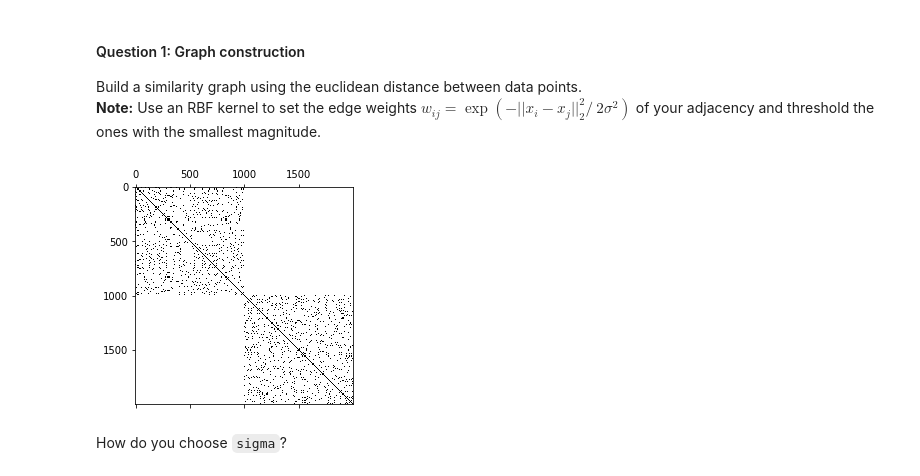
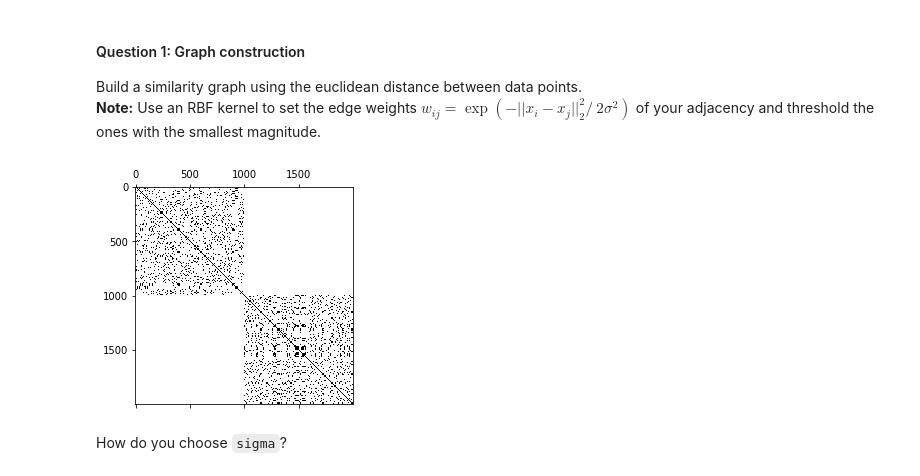
Before and after one commit to alex-mocanu/A-Network-Tour-of-DS-Homework, a Jupyter notebook: Assignment 2/2_learning_with_graphs.ipynb, the cells around one changed output. Saved outputs shown, nothing was run; the diff lists cells and outputs as text; code cells hidden in the pictures.

```diff
--- a/Assignment 2/2_learning_with_graphs.ipynb
+++ b/Assignment 2/2_learning_with_graphs.ipynb
@@ -69,19 +69,19 @@ def epsilon_similarity_graph(X: np.ndarray, sigma=1, epsilon=0):
         Return:
         adjacency (n x n ndarray): adjacency matrix of the graph.
     """
-    # Compute L2-norm squared
-    adjacency = squareform(pdist(X, 'euclidean'))
+    # Compute L2-norm
+    adjacency = squareform(pdist(X))
     # Compute RBF
-    adjacency = np.vectorize(lambda x: np.exp(-x / (2 * sigma**2)))(adjacency)
+    adjacency = np.vectorize(lambda x: np.exp(-x**2 / (2 * sigma**2)))(adjacency)
     # Filter matrix
     adjacency = np.vectorize(lambda x: x if x > epsilon else 0)(adjacency)
     return adjacency
 # %%
-adjacency = epsilon_similarity_graph(X, sigma=0.5, epsilon=0.5)
+adjacency = epsilon_similarity_graph(X, sigma=0.5, epsilon=0.61)
 plt.spy(adjacency)
 plt.show()
 # %% [output]
-[figure, old version]
+[figure, new version]
 # %% [markdown]
 How do you choose `sigma`?
 # %% [markdown]
```
Also changed, not shown: parts of 17 cells of this notebook.
